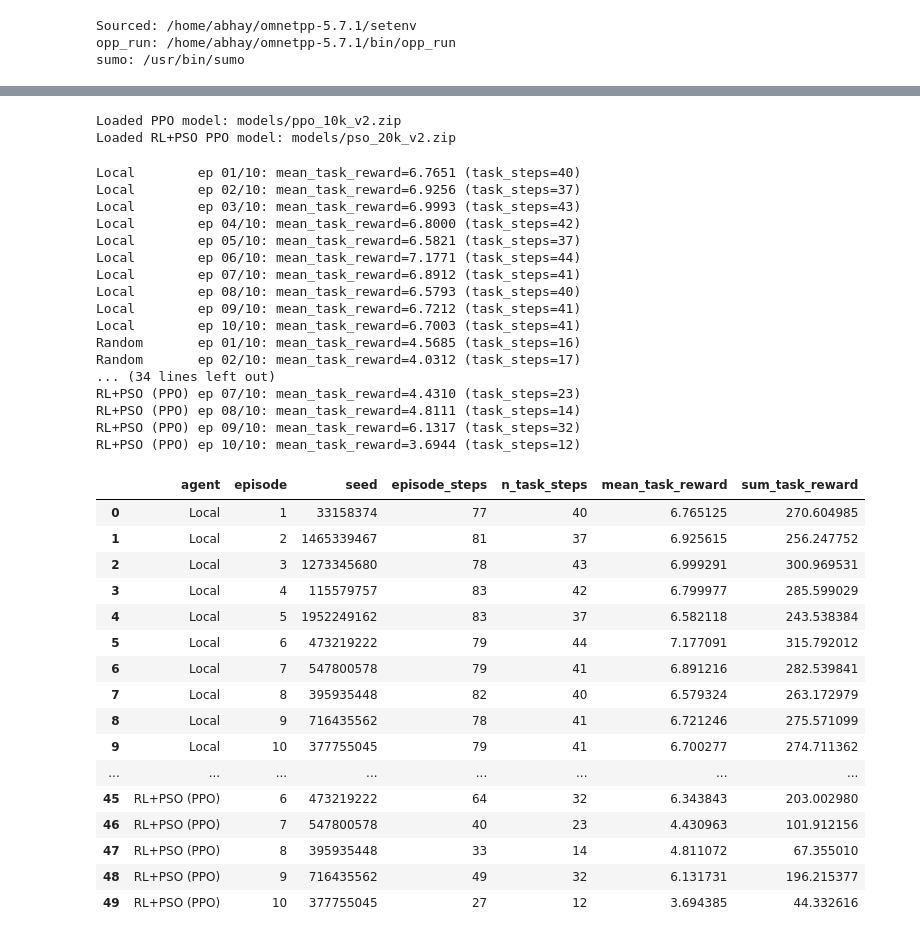
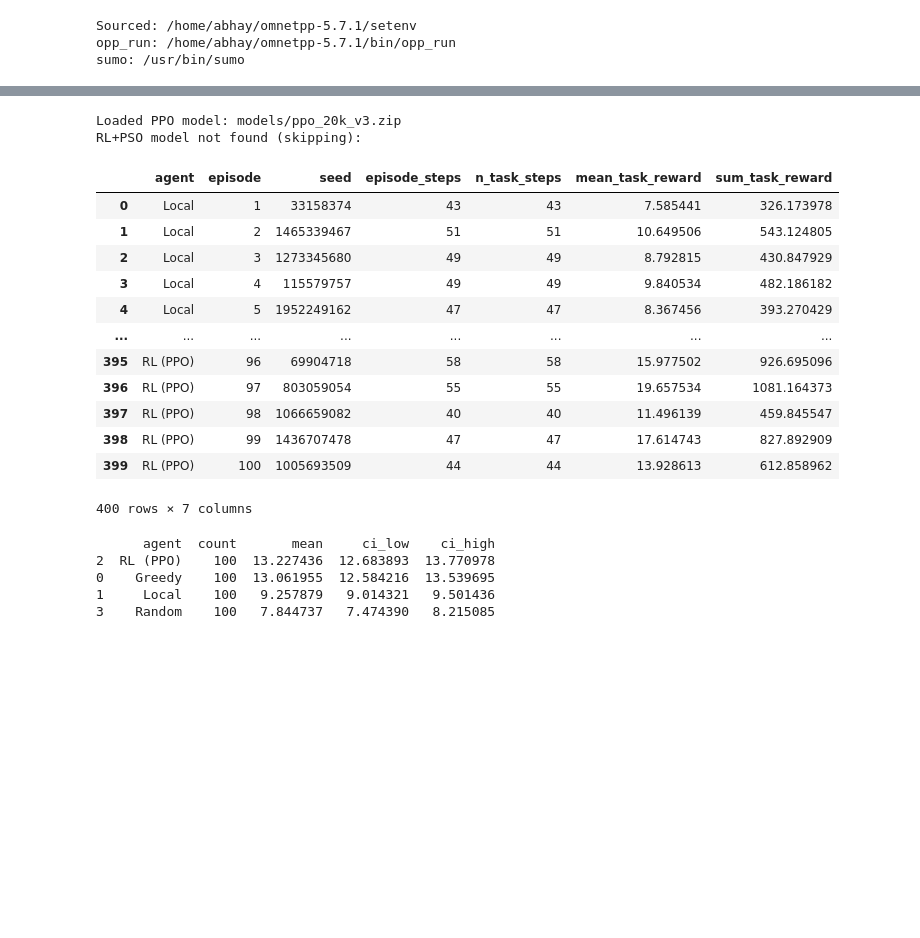
Before and after one commit to Abhay-Lejith/vanet_task_offloading, a Jupyter notebook: examples/results.ipynb, the cells around one changed output, grey strips where cells are left out. Drawn from its saved outputs; the diff is of its cells as text; code cells hidden in the pictures; blank space fills up the shorter version.

```diff
--- a/examples/results.ipynb
+++ b/examples/results.ipynb
@@ -209,7 +205,7 @@ def policy_greedy(obs, env):
     return int(greedy_pick_action(obs))
 
 # RL (PPO discrete)
-PPO_MODEL_PATH = 'models/ppo_10k_v2.zip'  # change to your saved model
+PPO_MODEL_PATH = 'models/ppo_20k_v3.zip'  # change to your saved model
 ppo_model = None
 
 try:
@@ -228,7 +224,7 @@ def policy_rl_ppo(obs, env):
     return int(action)
 
 # Optional: RL+PSO hybrid (PPO outputs PSO hyperparams)
-PSO_MODEL_PATH = 'models/pso_20k_v2.zip'  # change if needed
+PSO_MODEL_PATH = ''  # change if needed
 pso_model = None
 
 try:
@@ -250,12 +246,12 @@ def policy_rl_pso(obs, env):
     action, _ = pso_model.predict(obs, deterministic=True)
     return action
 # %% [output]
-Loaded PPO model: models/ppo_10k_v2.zip
-Loaded RL+PSO PPO model: models/pso_20k_v2.zip
+Loaded PPO model: models/ppo_20k_v3.zip
+RL+PSO model not found (skipping):
 # %%
 # --- Run evaluation ---
 
-TRIALS = 10
+TRIALS = 100
 BASE_SEED = 123
 
 rng = np.random.default_rng(BASE_SEED)
@@ -283,68 +279,47 @@ for agent_name, policy_fn, env_builder in agents:
         episode_rows.append({
             'agent': ep_res.agent,
             'episode': ep_i,
             'seed': ep_res.seed,
             'episode_steps': ep_res.episode_steps,
             'n_task_steps': ep_res.n_task_steps,
             'mean_task_reward': ep_res.mean_task_reward,
             'sum_task_reward': ep_res.sum_task_reward,
         })
 
         # Store per-task-step rows for distributions/plots
         for j, (r, a, tmb) in enumerate(zip(details['task_rewards'], details['task_actions'], details['task_sizes'])):
             step_rows.append({
                 'agent': agent_name,
                 'episode': ep_i,
                 'task_step_index': j,
                 'task_mb': float(tmb),
                 'reward': float(r),
                 'action': a,
             })
 
-        print(f"{agent_name:12s} ep {ep_i:02d}/{TRIALS}: mean_task_reward={ep_res.mean_task_reward:.4f} (task_steps={ep_res.n_task_steps})")
+        # print(f"{agent_name:12s} ep {ep_i:02d}/{TRIALS}: mean_task_reward={ep_res.mean_task_reward:.4f} (task_steps={ep_res.n_task_steps})")
 
 if pd is None:
     print('pandas missing: plots will still work, but tables will be basic lists/dicts.')
 
 df_ep = pd.DataFrame(episode_rows) if pd is not None else episode_rows
 df_steps = pd.DataFrame(step_rows) if pd is not None else step_rows
 
 df_ep
 # %% [output]
+|  | agent | episode | seed | episode_steps | n_task_steps | mean_task_reward | sum_task_reward |
+| 0 | Local | 1 | 33158374 | 43 | 43 | 7.585441 | 326.173978 |
+| 1 | Local | 2 | 1465339467 | 51 | 51 | 10.649506 | 543.124805 |
+| 2 | Local | 3 | 1273345680 | 49 | 49 | 8.792815 | 430.847929 |
+| 3 | Local | 4 | 115579757 | 49 | 49 | 9.840534 | 482.186182 |
+| 4 | Local | 5 | 1952249162 | 47 | 47 | 8.367456 | 393.270429 |
+| ... | ... | ... | ... | ... | ... | ... | ... |
+| 395 | RL (PPO) | 96 | 69904718 | 58 | 58 | 15.977502 | 926.695096 |
+| 396 | RL (PPO) | 97 | 803059054 | 55 | 55 | 19.657534 | 1081.164373 |
+| 397 | RL (PPO) | 98 | 1066659082 | 40 | 40 | 11.496139 | 459.845547 |
+| 398 | RL (PPO) | 99 | 1436707478 | 47 | 47 | 17.614743 | 827.892909 |
+| 399 | RL (PPO) | 100 | 1005693509 | 44 | 44 | 13.928613 | 612.858962 |
-Local        ep 01/10: mean_task_reward=6.7651 (task_steps=40)
-Local        ep 02/10: mean_task_reward=6.9256 (task_steps=37)
-Local        ep 03/10: mean_task_reward=6.9993 (task_steps=43)
-Local        ep 04/10: mean_task_reward=6.8000 (task_steps=42)
-Local        ep 05/10: mean_task_reward=6.5821 (task_steps=37)
-Local        ep 06/10: mean_task_reward=7.1771 (task_steps=44)
-Local        ep 07/10: mean_task_reward=6.8912 (task_steps=41)
-Local        ep 08/10: mean_task_reward=6.5793 (task_steps=40)
-Local        ep 09/10: mean_task_reward=6.7212 (task_steps=41)
-Local        ep 10/10: mean_task_reward=6.7003 (task_steps=41)
-Random       ep 01/10: mean_task_reward=4.5685 (task_steps=16)
-Random       ep 02/10: mean_task_reward=4.0312 (task_steps=17)
-... (34 lines left out)
-RL+PSO (PPO) ep 07/10: mean_task_reward=4.4310 (task_steps=23)
-RL+PSO (PPO) ep 08/10: mean_task_reward=4.8111 (task_steps=14)
-RL+PSO (PPO) ep 09/10: mean_task_reward=6.1317 (task_steps=32)
-RL+PSO (PPO) ep 10/10: mean_task_reward=3.6944 (task_steps=12)
+400 rows × 7 columns
-|  | agent | episode | seed | episode_steps | n_task_steps | mean_task_reward | sum_task_reward |
-| 0 | Local | 1 | 33158374 | 77 | 40 | 6.765125 | 270.604985 |
-| 1 | Local | 2 | 1465339467 | 81 | 37 | 6.925615 | 256.247752 |
-| 2 | Local | 3 | 1273345680 | 78 | 43 | 6.999291 | 300.969531 |
-| 3 | Local | 4 | 115579757 | 83 | 42 | 6.799977 | 285.599029 |
-| 4 | Local | 5 | 1952249162 | 83 | 37 | 6.582118 | 243.538384 |
-| 5 | Local | 6 | 473219222 | 79 | 44 | 7.177091 | 315.792012 |
-| 6 | Local | 7 | 547800578 | 79 | 41 | 6.891216 | 282.539841 |
-| 7 | Local | 8 | 395935448 | 82 | 40 | 6.579324 | 263.172979 |
-| 8 | Local | 9 | 716435562 | 78 | 41 | 6.721246 | 275.571099 |
-| 9 | Local | 10 | 377755045 | 79 | 41 | 6.700277 | 274.711362 |
-| ... | ... | ... | ... | ... | ... | ... | ... |
-| 45 | RL+PSO (PPO) | 6 | 473219222 | 64 | 32 | 6.343843 | 203.002980 |
-| 46 | RL+PSO (PPO) | 7 | 547800578 | 40 | 23 | 4.430963 | 101.912156 |
-| 47 | RL+PSO (PPO) | 8 | 395935448 | 33 | 14 | 4.811072 | 67.355010 |
-| 48 | RL+PSO (PPO) | 9 | 716435562 | 49 | 32 | 6.131731 | 196.215377 |
-| 49 | RL+PSO (PPO) | 10 | 377755045 | 27 | 12 | 3.694385 | 44.332616 |
 # %%
 # --- Summary table (mean ± 95% CI across episodes) ---
 
@@ -367,6 +342,14 @@ else:
     summary['ci_high'] = summary['mean'] + summary['ci_half']
     summary = summary.drop(columns=['std', 'ci_half']).sort_values('mean', ascending=False)
     summary
+# %%
+print(summary)
+# %% [output]
+      agent  count       mean     ci_low    ci_high
+2  RL (PPO)    100  13.227436  12.683893  13.770978
+0    Greedy    100  13.061955  12.584216  13.539695
+1     Local    100   9.257879   9.014321   9.501436
+3    Random    100   7.844737   7.474390   8.215085
 # %%
 # --- Visualization 1: Bar chart of mean episode reward (task steps only) + 95% CI ---
 
```
Also changed, not shown: parts of 6 cells of this notebook, 6 other files.
